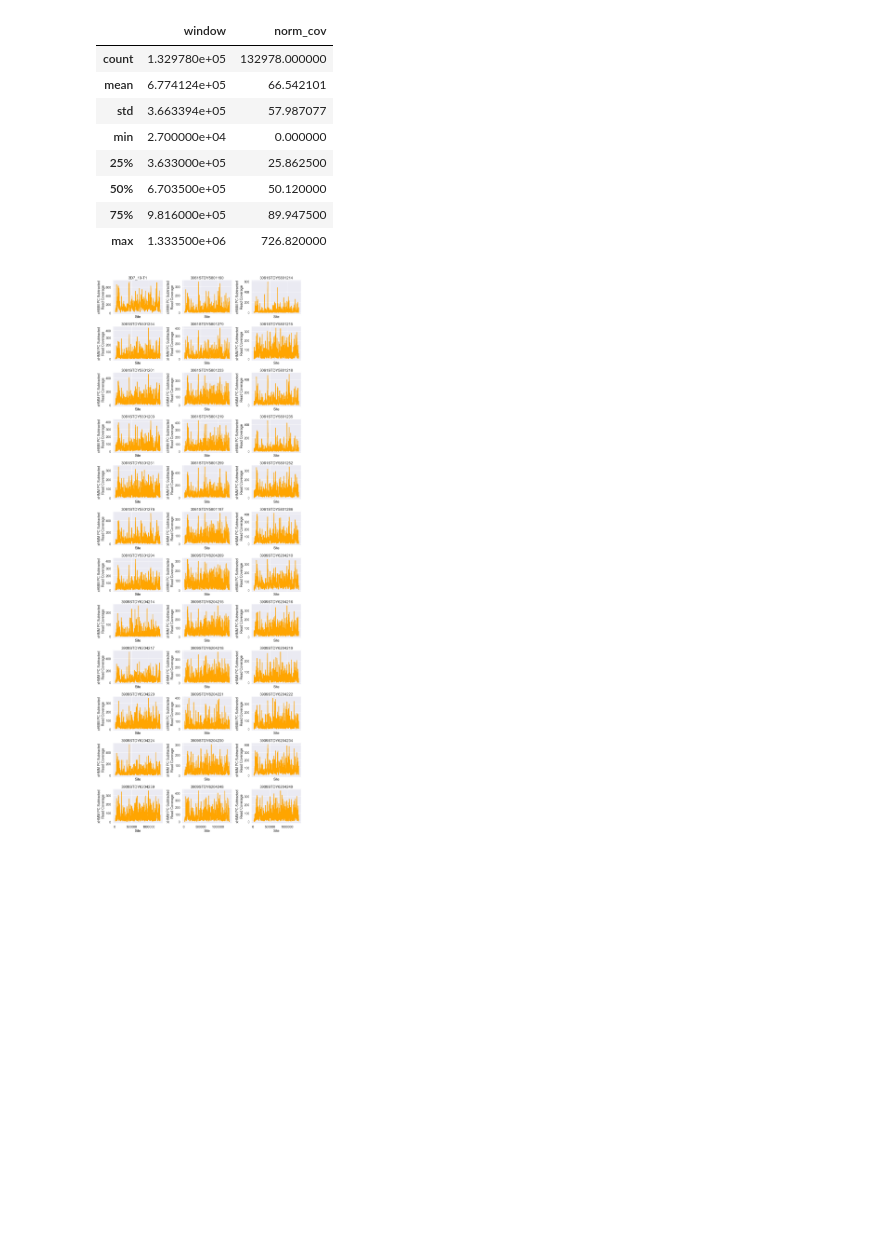
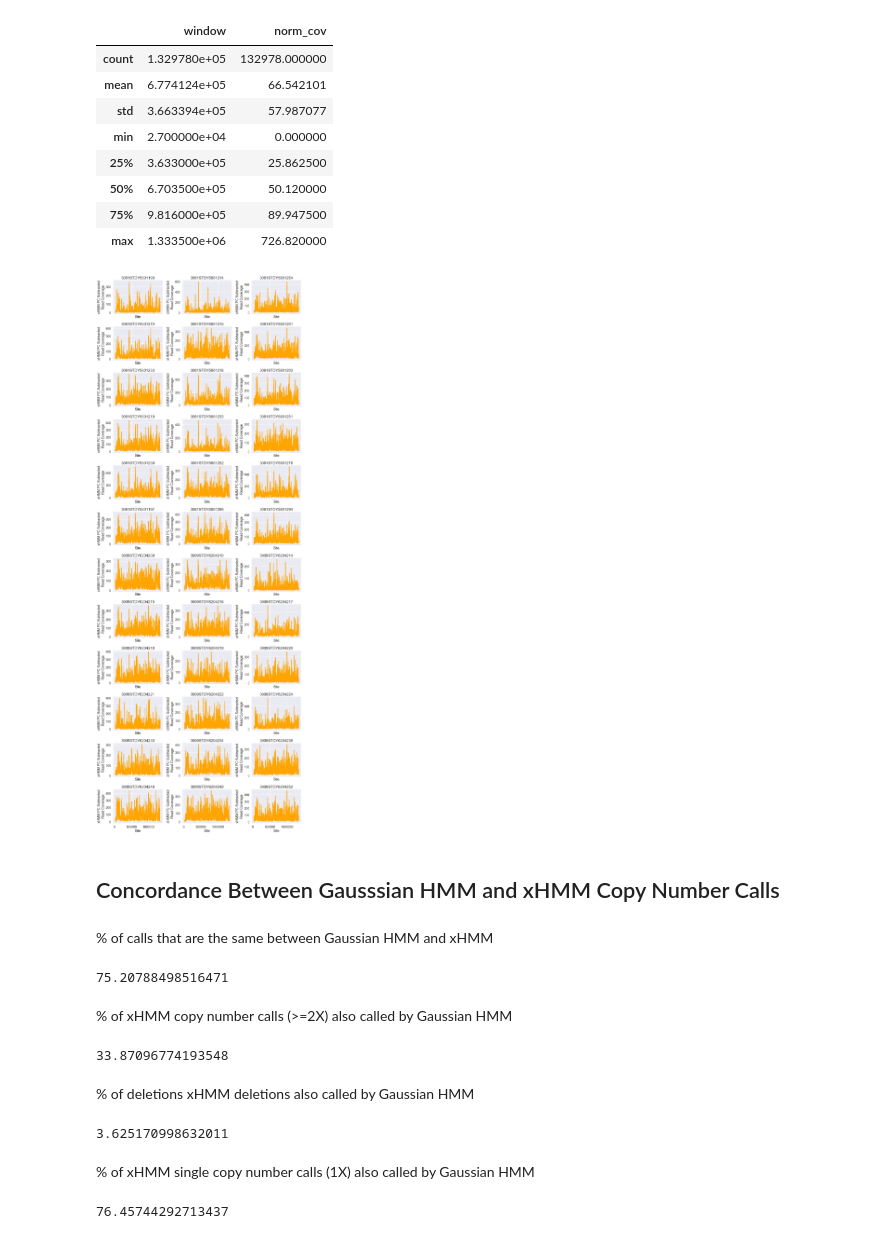
Before and after one commit to tnguyensanger/pf_swga_cnv, a Jupyter notebook: src/jupyter/xHMM CNV in sWGA Field Isolates.ipynb, the cells around one changed output. Saved outputs shown, nothing was run; the diff lists cells and outputs as text; code cells hidden in the pictures; blank space fills up the shorter version.

```diff
--- a/src/jupyter/xHMM CNV in sWGA Field Isolates.ipynb
+++ b/src/jupyter/xHMM CNV in sWGA Field Isolates.ipynb
@@ -380,5 +333,6 @@ xhmm_rd_tsv = "/Volumes/lustre/scratch118/malaria/team112/personal/tn6/pf_swga_c
 # %%
-xhmm_rd = pandas.read_csv(xhmm_rd_tsv, sep="\t")
+# Get xHMM read coverage Normalized by removing top PC components
+xhmm_rd = pandas.read_csv(xHMM_RD_TSV, sep="\t")
 xhmm_rd.head()
 xhmm_rd = xhmm_rd.set_index("Matrix")
 xhmm_rd.index.name = "Matrix"
@@ -416,31 +370,41 @@ display(xhmm_rd.describe())
 | 50% | 6.703500e+05 | 50.120000 |
 | 75% | 9.816000e+05 | 89.947500 |
 | max | 1.333500e+06 | 726.820000 |
-# %%
-# row and column sharing
-# Plot each sample copy number along genome
-samples = xhmm_rd["seqscape_name_wgs_Hiseq2000"].unique()
-total_samples = len(samples)
-total_cols = 3
-total_rows =  int(np.ceil(total_samples // total_cols))
-fig, axes = plt.subplots(total_rows, total_cols, sharex='col', sharey=False, figsize=(15, 40))
-for row_idx, row in enumerate(axes):
-    for col_idx, ax in enumerate(row):
-        sample_idx = (row_idx* total_cols) + col_idx
-        if sample_idx >= len(samples):
-            break  # No more plots, end of samples
-        subset = xhmm_rd[(xhmm_rd["seqscape_name_wgs_Hiseq2000"] == samples[sample_idx]) ].sort_values("window", ascending=True)
-        ax.plot(subset["window"], subset["norm_cov"], color="orange")
-#         hi_line, = ax.plot(hi_subset["GC"], hi_subset["NORMALIZED_COVERAGE"], color="blue")
-
-        ax.set_title(samples[sample_idx])
-        ax.set_ylabel("xHMM PC Subtracted\nRead Coverage")
-        ax.set_xlabel("Site")
-
-# fig.legend(handles=[lo_line, hi_line],
-#            labels=["Lo DNA Threshold Normalized Coverage", "Hi DNA Threshold Normalized Coverage"],
-#            loc = "upper center", bbox_to_anchor=(0.5, 1.01) , ncol=1)
-plt.tight_layout()
-plt.show()
-# %% [output]
-[figure, removed]
+# %%
+plotter(total_cols=3, samples=samples, sample_col="seqscape_name_wgs_Hiseq2000",
+        df=xhmm_rd, y_label="xHMM PC Subtracted\nRead Coverage", x_label="Site",
+        x_col="window", y_col="norm_cov", sharey=False)
+# %% [output]
+[figure, added]
+# %% [markdown]
+## Concordance Between Gausssian HMM and xHMM Copy Number Calls
+# %% [markdown]
+% of calls that are the same between Gaussian HMM and xHMM
+# %%
+100 * bothmap[bothmap["copy_number"] == bothmap["copy_number.xhmm"]].shape[0]/bothmap.shape[0]
+# %% [output]
+75.20788498516471
+# %% [markdown]
+% of xHMM copy number calls (>=2X) also called by Gaussian HMM
+# %%
+100 * bothmap[(bothmap["copy_number"] == bothmap["copy_number.xhmm"]) &
+             (bothmap["copy_number.xhmm"] > 1)].shape[0]/ bothmap[
+                 (bothmap["copy_number.xhmm"] > 1)].shape[0]
+# %% [output]
+33.87096774193548
+# %% [markdown]
+% of deletions xHMM deletions also called by Gaussian HMM
+# %%
+100 * bothmap[(bothmap["copy_number"] == bothmap["copy_number.xhmm"]) &
+             (bothmap["copy_number.xhmm"] == 0)].shape[0]/ bothmap[
+                 (bothmap["copy_number.xhmm"] == 0)].shape[0]
+# %% [output]
+3.625170998632011
+# %% [markdown]
+% of xHMM single copy number calls (1X) also called by Gaussian HMM
+# %%
+100 * bothmap[(bothmap["copy_number"] == bothmap["copy_number.xhmm"]) &
+             (bothmap["copy_number.xhmm"] == 1)].shape[0]/ bothmap[
+                 (bothmap["copy_number.xhmm"] == 1)].shape[0]
+# %% [output]
+76.45744292713437
```
Also changed, not shown: parts of 25 cells of this notebook.
